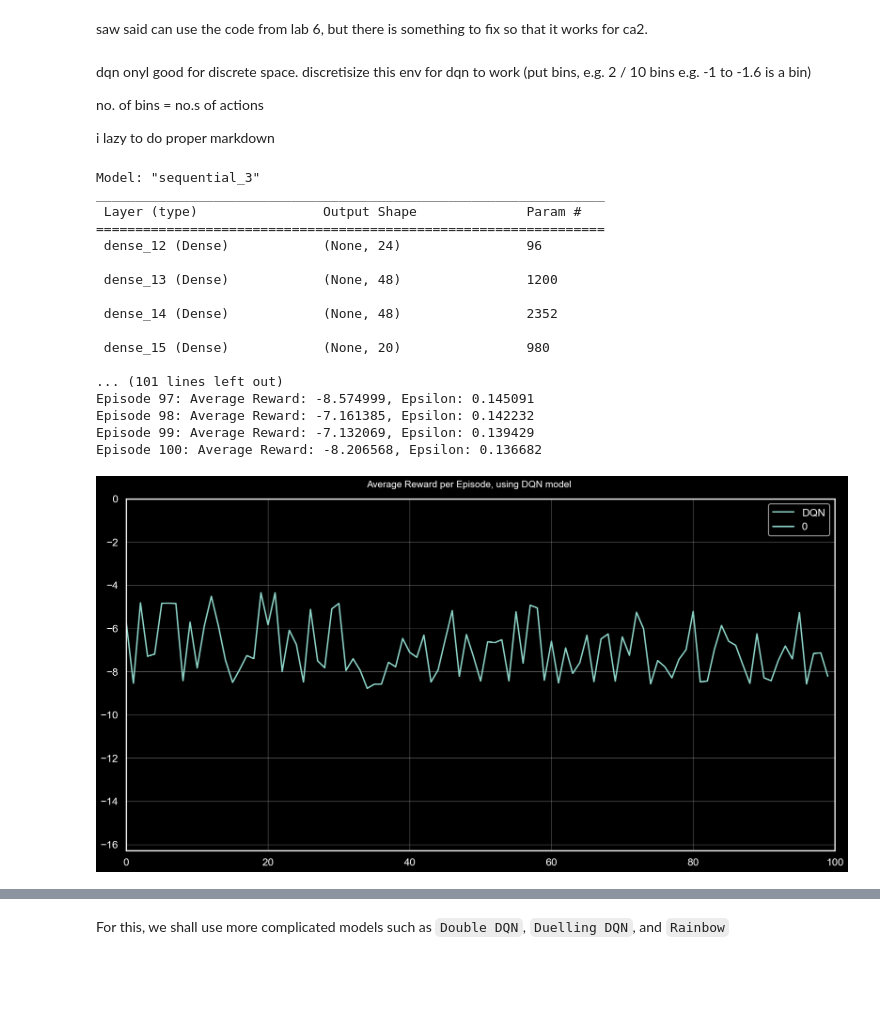
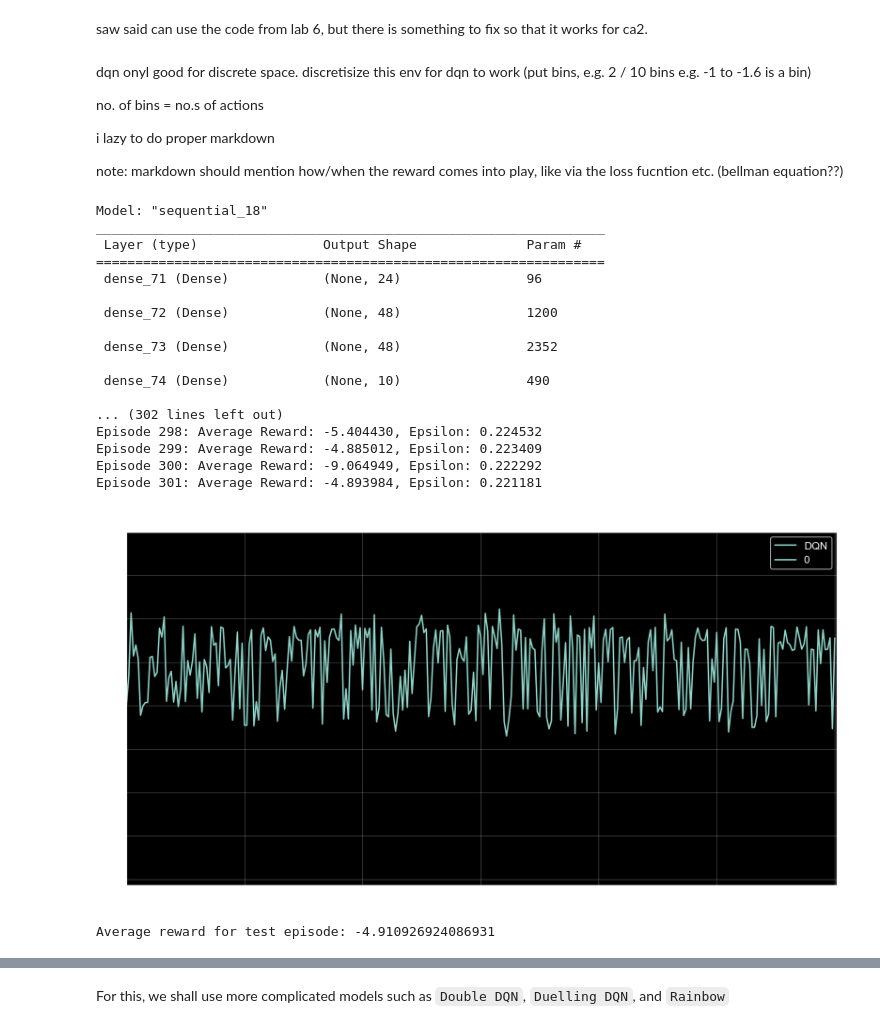
Before and after one commit to derpflections/DELE_CIFAR_DQN, a Jupyter notebook: RL/index_RL.ipynb, the cells around one changed output, grey strips where cells are left out. Cells and saved outputs as stored; diff of their text form; code cells hidden in the pictures; blank space fills up the shorter version.

```diff
--- a/RL/index_RL.ipynb
+++ b/RL/index_RL.ipynb
@@ -226,10 +228,13 @@ dqn onyl good for discrete space. discretisize this env for dqn to work (put bin
 no. of bins = no.s of actions
 
 i lazy to do proper markdown
+
+
+note: markdown should mention how/when the reward comes into play, like via the loss fucntion etc. (bellman equation??)
 # %%
 # Discretize the action space
 state_size = env.observation_space.shape[0]
-num_discrete_actions = 20  # Example: 50 discrete actions
+num_discrete_actions =  10
 action_bounds = env.action_space.high[0]  # Assuming symmetric bounds
 discrete_actions = np.linspace(-action_bounds, action_bounds, num_discrete_actions)
 # %%
@@ -315,28 +309,43 @@ class dqn_template:
             gc.collect()
 
         return self.reward_arr
-# %%
-dqn_agent = dqn_template(state_size, num_discrete_actions, epsilon_decay = 0.99995, epsilon_min=0.02)
-dqn_reward_arr = dqn_agent.train()
-# %% [output]
-Model: "sequential_3"
-_________________________________________________________________
- Layer (type)                Output Shape              Param #
-=================================================================
- dense_12 (Dense)            (None, 24)                96
-
- dense_13 (Dense)            (None, 48)                1200
-
- dense_14 (Dense)            (None, 48)                2352
-
- dense_15 (Dense)            (None, 20)                980
-
-... (101 lines left out)
-Episode 97: Average Reward: -8.574999, Epsilon: 0.145091
-Episode 98: Average Reward: -7.161385, Epsilon: 0.142232
-Episode 99: Average Reward: -7.132069, Epsilon: 0.139429
-Episode 100: Average Reward: -8.206568, Epsilon: 0.136682
-# %%
-rlf.plot_results([dqn_reward_arr], ['DQN'], "DQN")
-# %% [output]
-[figure, removed]
+# %%
+class dqn(dqn_template):
+    def __init__(self, state_size, action_size, learning_rate=0.001, gamma=0.95, epsilon=1.0, epsilon_min=0.01, epsilon_decay=0.995, memory_size=1000, batch_size=64):
+        super().__init__(state_size, action_size, learning_rate, gamma, epsilon, epsilon_min, epsilon_decay, memory_size, batch_size)
+
+    def model_init(self, state_size, action_size):
+        model = Sequential()
+        model.add(Dense(24, input_dim=state_size, activation='relu'))
+        model.add(Dense(48, activation='relu'))
+        model.add(Dense(48, activation='relu'))
+        model.add(Dense(action_size, activation='linear'))
+        model.compile(loss='mse', optimizer=Adam(learning_rate=self.learning_rate))
+        model.summary()
+        return model
+
+
+dqn_agent = dqn(state_size, num_discrete_actions, epsilon_decay = 0.995, epsilon_min=0.02)
+dqn_reward_arr = dqn_agent.train(train_length = 300)
+rlf.plot_results([dqn_reward_arr], ['DQN'], "DQN")
+rlf.env_viz(dqn_agent, state_size=state_size, discrete_actions=discrete_actions)
+# %% [output]
+Model: "sequential_18"
+_________________________________________________________________
+ Layer (type)                Output Shape              Param #
+=================================================================
+ dense_71 (Dense)            (None, 24)                96
+
+ dense_72 (Dense)            (None, 48)                1200
+
+ dense_73 (Dense)            (None, 48)                2352
+
+ dense_74 (Dense)            (None, 10)                490
+
+... (302 lines left out)
+Episode 298: Average Reward: -5.404430, Epsilon: 0.224532
+Episode 299: Average Reward: -4.885012, Epsilon: 0.223409
+Episode 300: Average Reward: -9.064949, Epsilon: 0.222292
+Episode 301: Average Reward: -4.893984, Epsilon: 0.221181
+[figure, added]
+Average reward for test episode: -4.910926924086931
```
Also changed, not shown: parts of 8 cells of this notebook, 2 other files.
